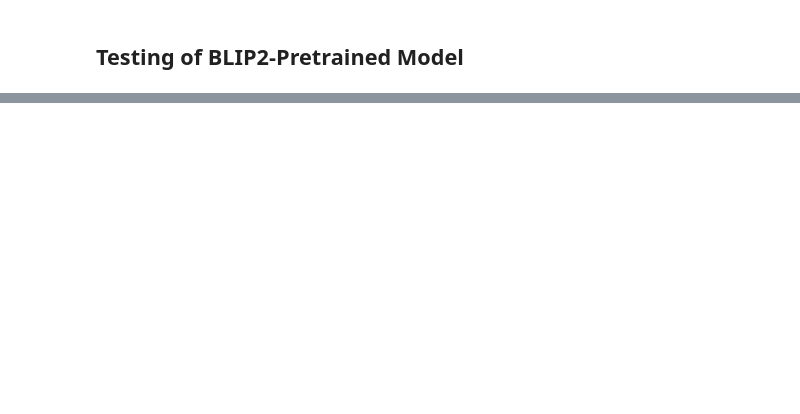
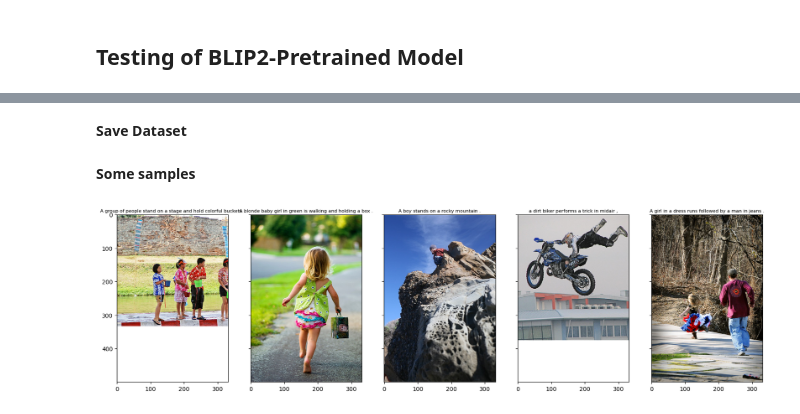
Before and after one commit to arafatshovon/flow-matching-and-llm, a Jupyter notebook: notebooks/Blip2_FineTune.ipynb, the cells around one changed output, grey strips where cells are left out. Cells and saved outputs as stored; diff of their text form; code cells hidden in the pictures; blank space fills up the shorter version.

Commit message:
Model Downloaded, Dataset Downloaded, Model configured.

```diff
--- a/notebooks/Blip2_FineTune.ipynb
+++ b/notebooks/Blip2_FineTune.ipynb
@@ -66,0 +104,2 @@ vision_config = Blip2VisionConfig()
+# %% [markdown]
+**Save Dataset**
@@ -66,0 +111,13 @@ vision_config = Blip2VisionConfig()
+# %%
+train_dataset = load_from_disk("../data/flickr8k/train")
+# %% [markdown]
+**Some samples**
+# %%
+fig, axes = plt.subplots(1,5, figsize=(20, 20), sharex=True, sharey=True)
+index = np.random.randint(0, len(train_dataset)-5)
+for i in range(len(axes)):
+    axes[i].imshow(train_dataset[index+i]['image'])
+    caption = train_dataset[index+i]['caption_0']
+    axes[i].set_title(caption, fontsize=8, fontweight="light", pad=4)
+# %% [output]
+[figure, added]
```
Also changed, not shown: parts of 25 cells of this notebook.
